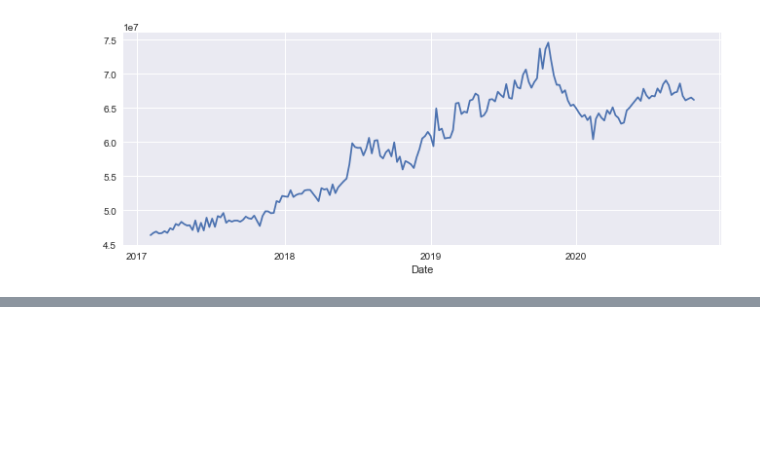
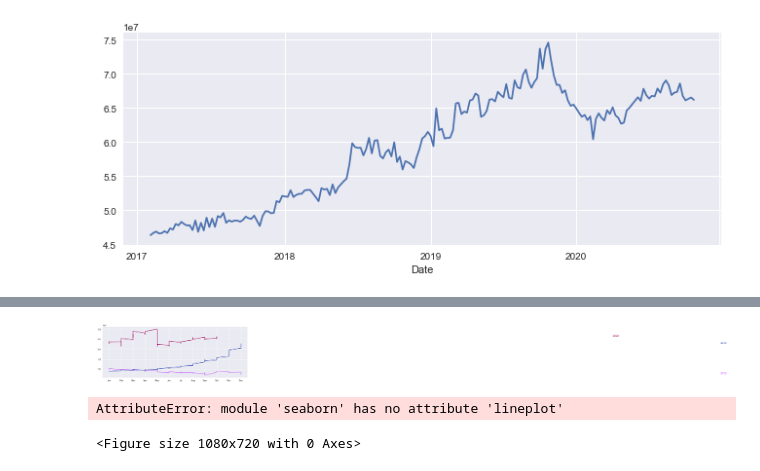
Before and after one commit to gustavo-pohlmann/TCC, a Jupyter notebook: TCC.ipynb, the cells around one changed output, grey strips where cells are left out. Cells and saved outputs as stored; diff of their text form; code cells hidden in the pictures; blank space fills up the shorter version.

```diff
--- a/TCC.ipynb
+++ b/TCC.ipynb
@@ -92,0 +125,16 @@ totals.plot()
+# %%
+plt.figure()
+for i, y in enumerate(years):
+    if i > 0:
+        plt.plot('Month', 'Pirataria', data=totals.loc[totals.Year==y, :], color=mycolors[i], label=y)
+        plt.text(totals.loc[totals.Year==y, :].shape[0]-.9, totals.loc[totals.Year==y, 'Pirataria'][-1:].values[0], y, fontsize=12, color=mycolors[i])
+# %% [output]
+[figure, added]
+# %%
+# necessário atualizar Anaconda
+plt.figure(figsize=(15,10))
+palette = sns.color_palette('colorblind', 10)
+sns.lineplot(totals.Month, totals.Pirataria, hue=totals.Year, pallette=pallette)
+# %% [output]
+AttributeError: module 'seaborn' has no attribute 'lineplot'
+<Figure size 1080x720 with 0 Axes>
```
Also changed, not shown: parts of 18 cells of this notebook.
